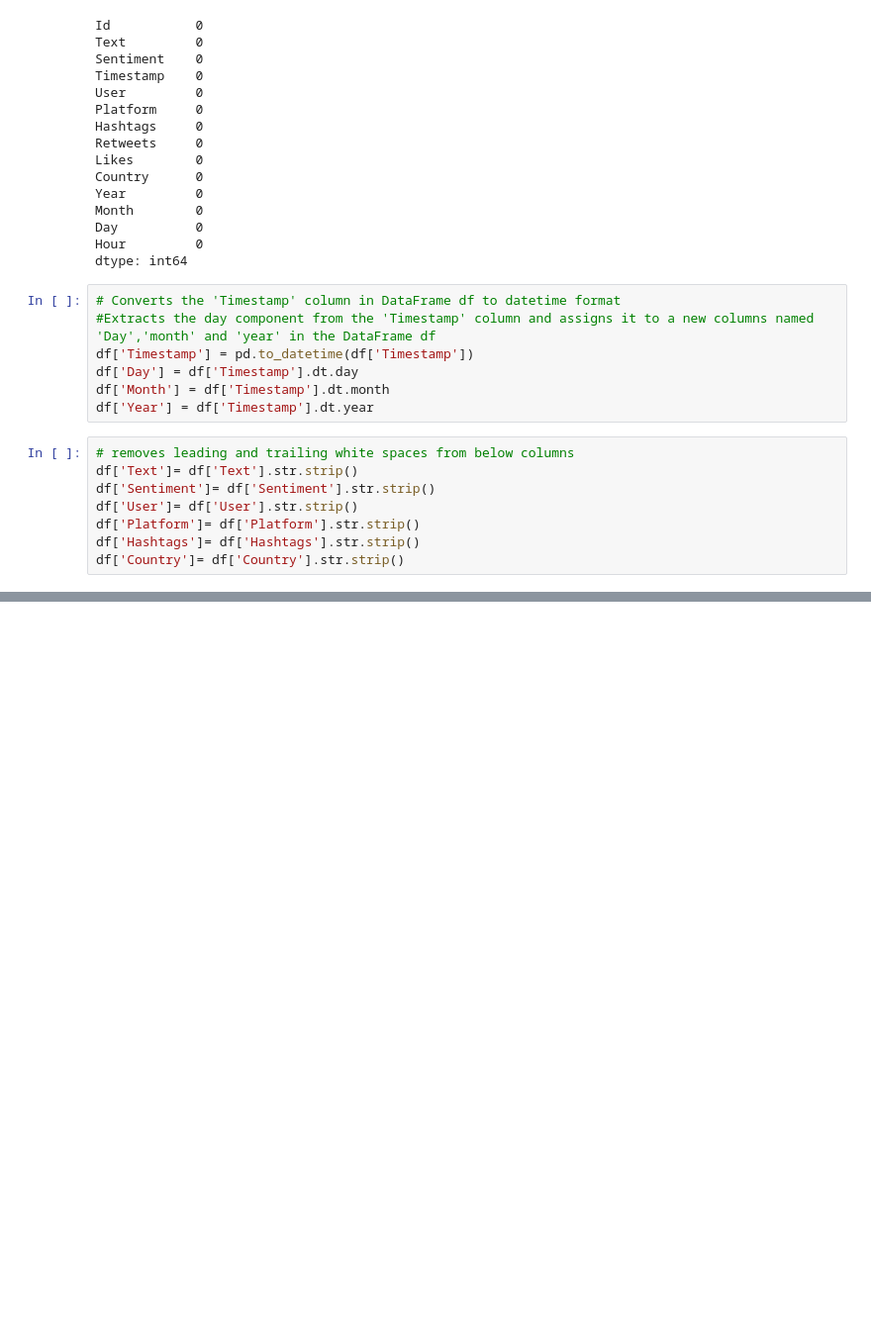
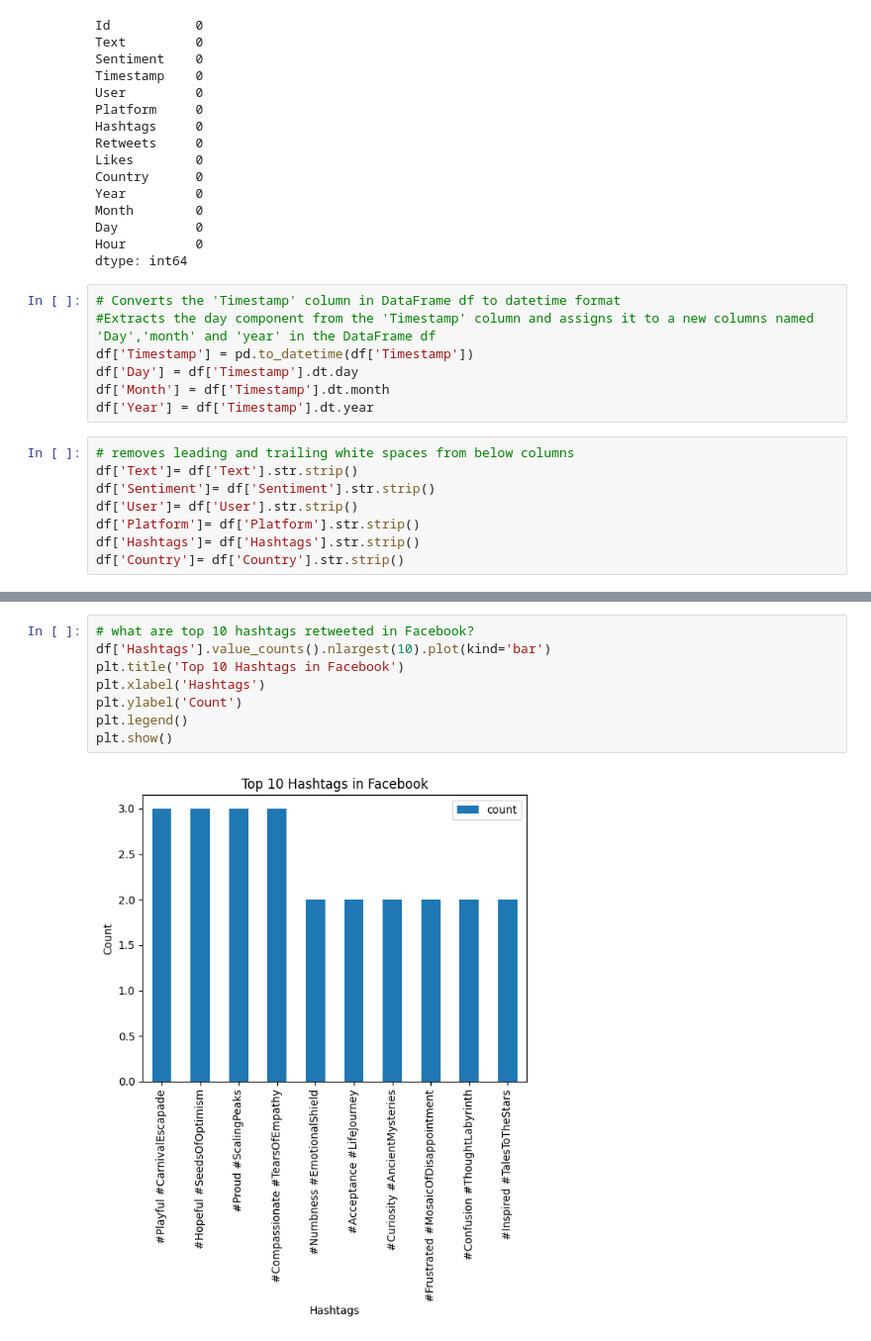
Before and after one commit to zizo155/sentimental-analysis, a Jupyter notebook: sentimental_analysis.ipynb, the cells around one changed output, grey strips where cells are left out. Shown at 99% size. Saved outputs shown, nothing was run; the diff lists cells and outputs as text; blank space fills up the shorter version.

```diff
--- a/sentimental_analysis.ipynb
+++ b/sentimental_analysis.ipynb
@@ -174,0 +195,10 @@ df.head(10)
+# %%
+# what are top 10 hashtags retweeted in Facebook?
+df['Hashtags'].value_counts().nlargest(10).plot(kind='bar')
+plt.title('Top 10 Hashtags in Facebook')
+plt.xlabel('Hashtags')
+plt.ylabel('Count')
+plt.legend()
+plt.show()
+# %% [output]
+[figure, added]
```
Also changed, not shown: parts of 12 cells of this notebook.
